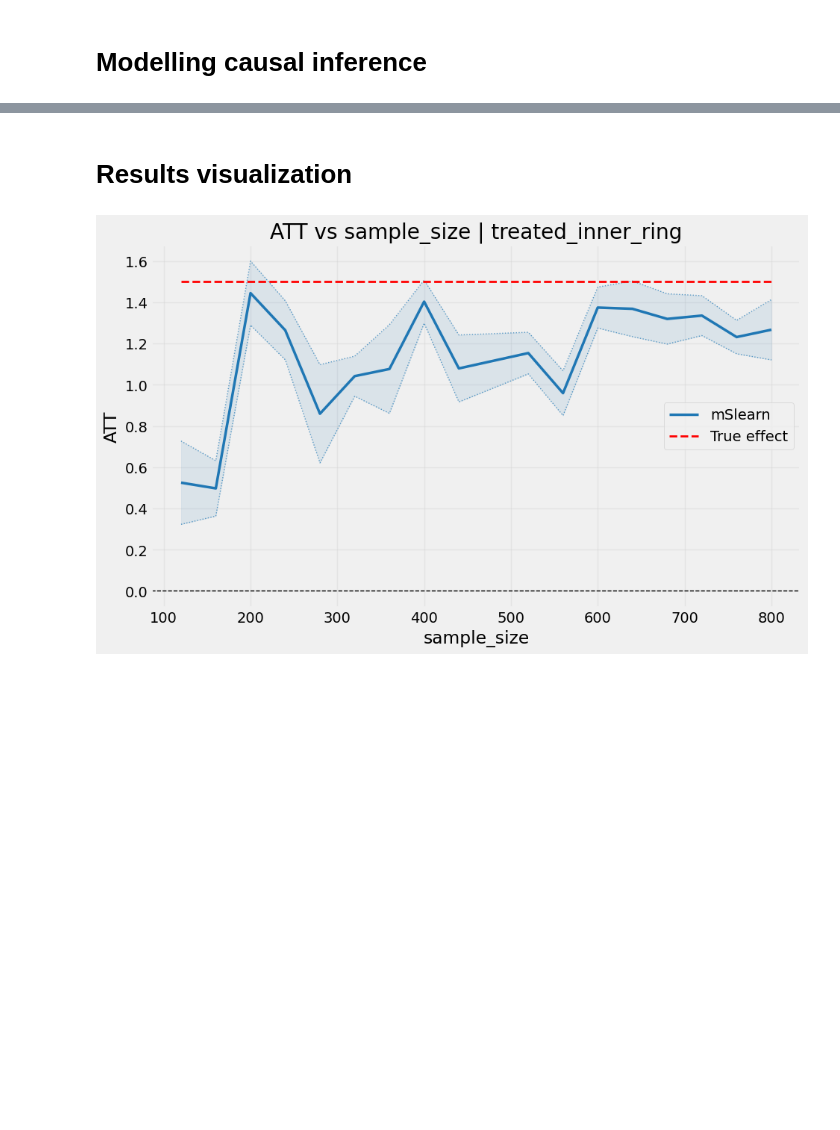
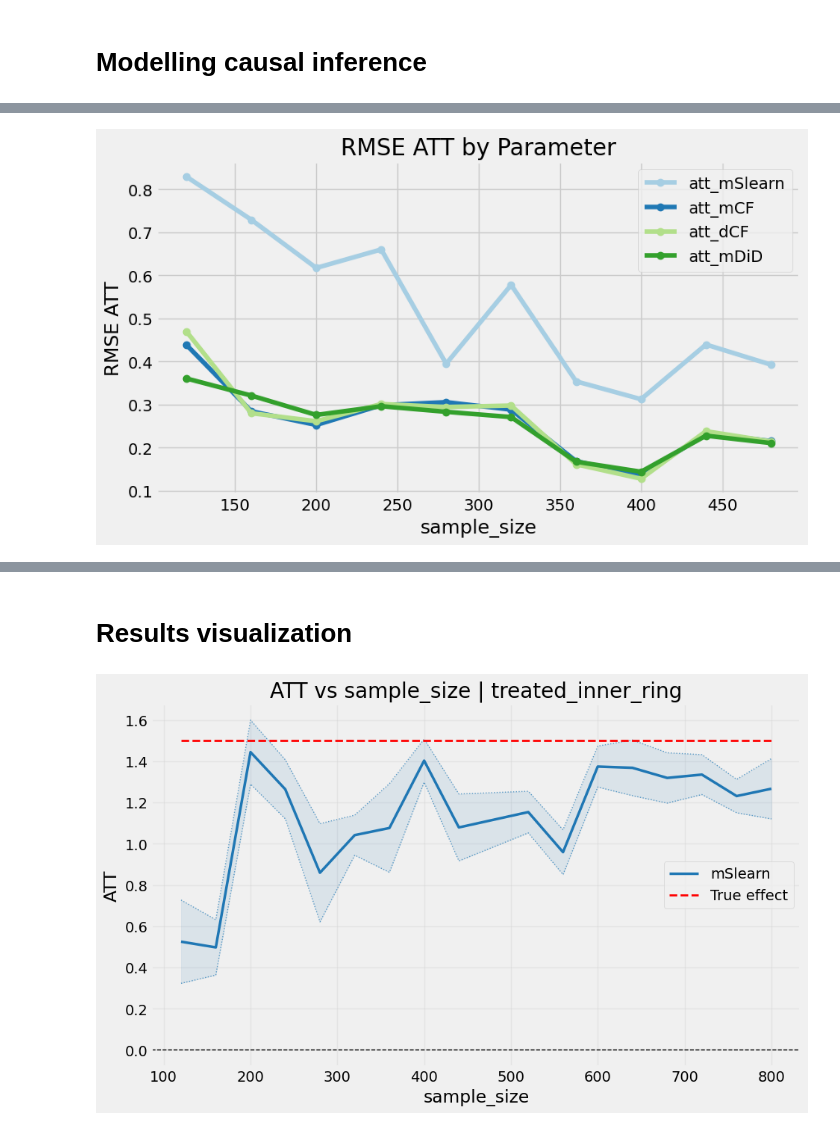
Before and after one commit to Andrew10MAIN/causal_ML_with_spilovers_of_treatment, a Jupyter notebook: 04_testing_models_on_simulated_data/multiple_df_pipeline.ipynb, the cells around one changed output, grey strips where cells are left out. Drawn from its saved outputs; the diff is of its cells as text; code cells hidden in the pictures; blank space fills up the shorter version.

```diff
--- a/04_testing_models_on_simulated_data/multiple_df_pipeline.ipynb
+++ b/04_testing_models_on_simulated_data/multiple_df_pipeline.ipynb
@@ -323,0 +451,2 @@ df_results
+# %%
+df_results2 = df_results.copy()
@@ -323,0 +630,9 @@ df_results
+# %%
+plot_rmse_att(
+    df=df_results2[df_results2['ring'] == 'treated_inner_ring'],
+    parameter_col="sample_size",
+    att_true_col="true_effect",
+    model_cols=["att_mSlearn", "att_mCF", 'att_dCF', 'att_mDiD']
+)
+# %% [output]
+[figure, added]
```
Also changed, not shown: parts of 19 cells of this notebook, 4 other files.
